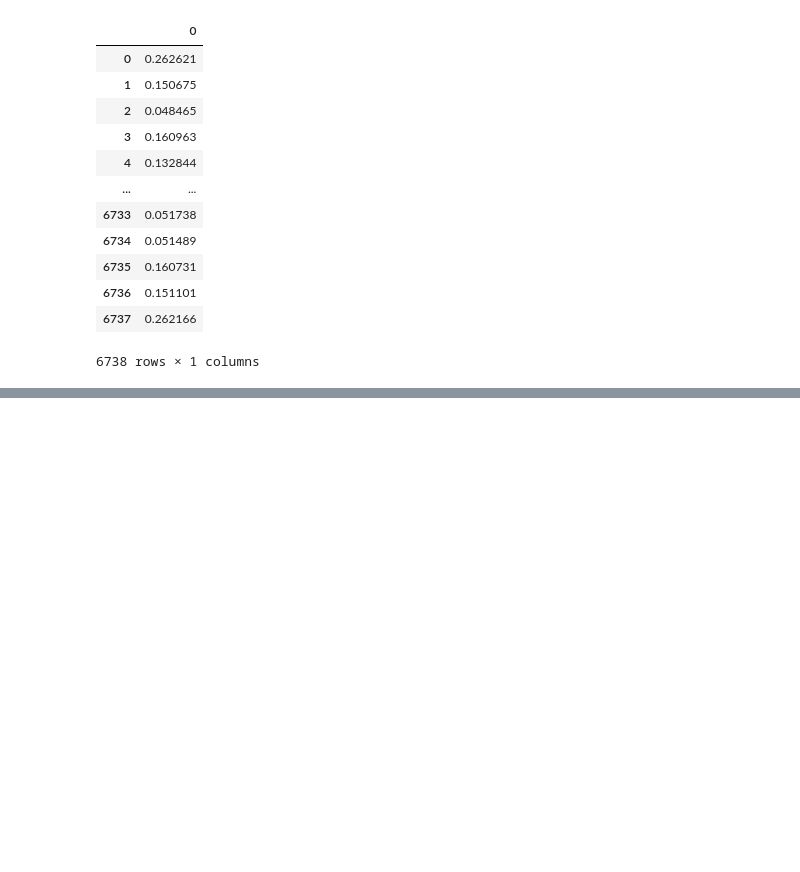
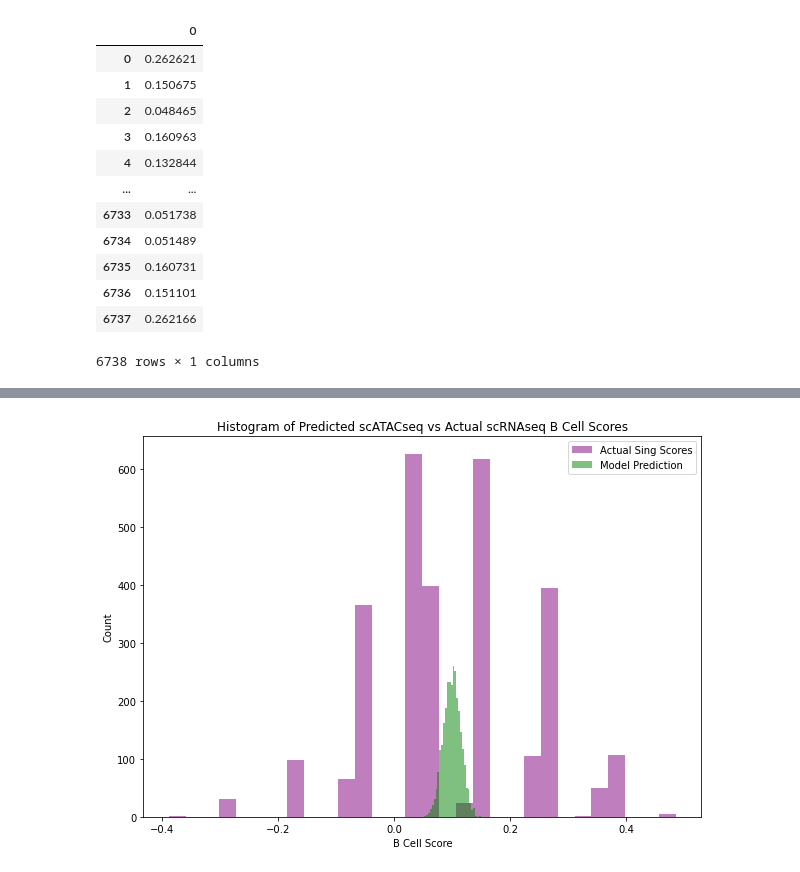
Before and after one commit to the-rich-piana/BioInfo-Notes, a Jupyter notebook: predict_cell_type.ipynb, the cells around one changed output, grey strips where cells are left out. Drawn from its saved outputs; the diff is of its cells as text; code cells hidden in the pictures; blank space fills up the shorter version.

```diff
--- a/predict_cell_type.ipynb
+++ b/predict_cell_type.ipynb
@@ -290,0 +294,12 @@ f
+# %%
+plt.figure(figsize=(10,7))
+#plt.hist(sing3.transpose(), alpha=0.2, bins=50, color='green')
+plt.hist(Y_test, color='purple',alpha=.5, label='Actual Sing Scores', bins=30)
+plt.hist(Y_pred, color='green',alpha=.5, label='Model Prediction', bins=30)
+plt.ylabel('Count')
+plt.xlabel('B Cell Score')
+plt.title('Histogram of Predicted scATACseq vs Actual scRNAseq B Cell Scores')
+plt.legend(loc='upper right')
+plt.show()
+# %% [output]
+[figure, added]
```
Also changed, not shown: parts of 16 cells of this notebook.
